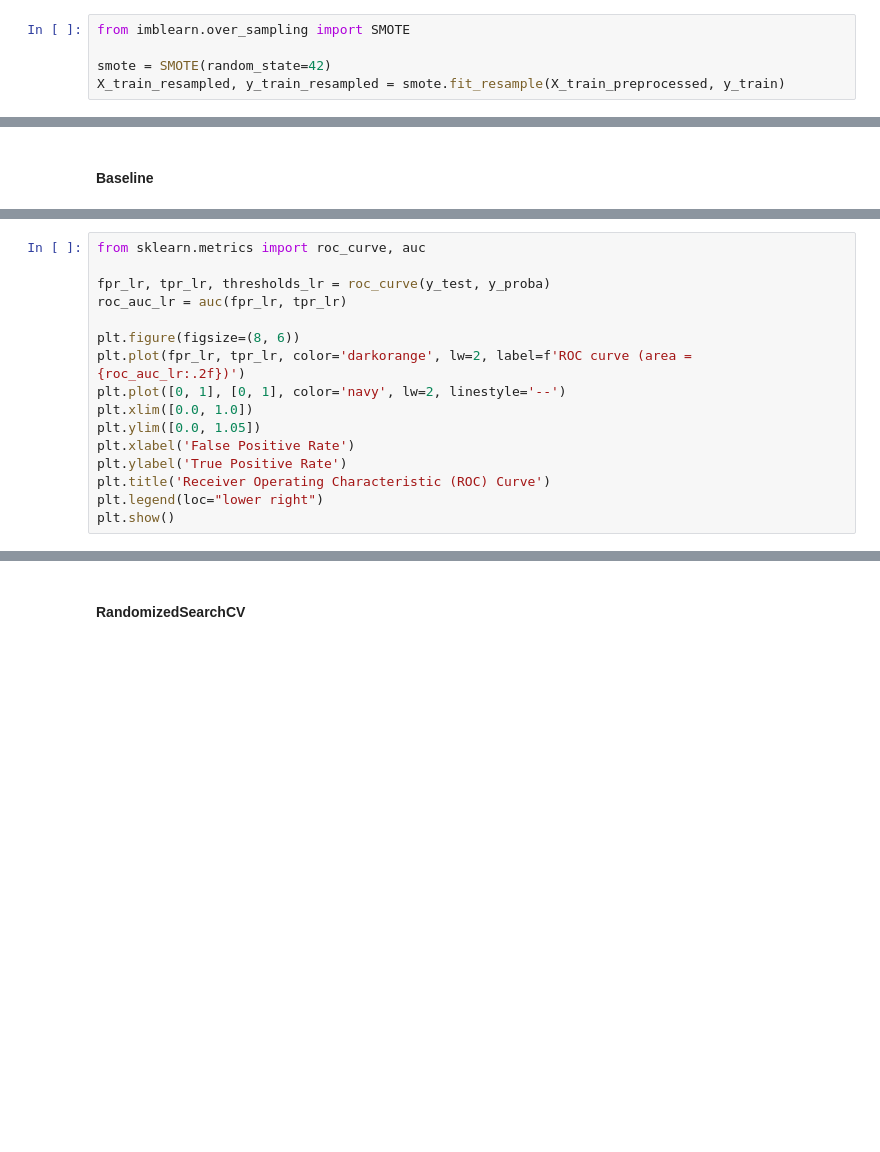
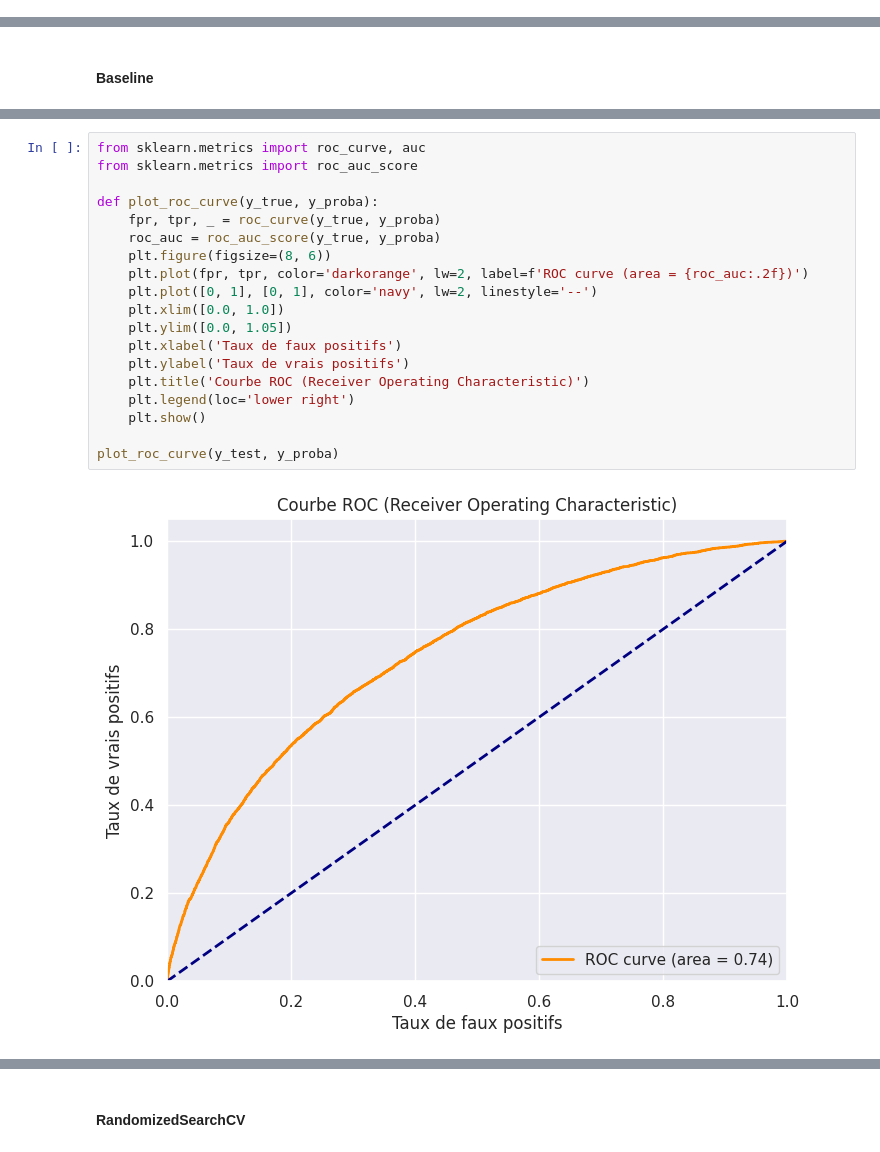
Before and after one commit to DavidScanu/oc-ai-engineer-p04-scoring, a Jupyter notebook: p04_scanu_david_02_notebook_training_2024_11_22.ipynb, the cells around one changed output, grey strips where cells are left out. Cells and saved outputs as stored; diff of their text form; blank space fills up the shorter version.

```diff
--- a/p04_scanu_david_02_notebook_training_2024_11_22.ipynb
+++ b/p04_scanu_david_02_notebook_training_2024_11_22.ipynb
@@ -514,8 +618,3 @@ y_train.value_counts()/len(y_train)*100
-# %%
-from imblearn.over_sampling import SMOTE
-
-smote = SMOTE(random_state=42)
-X_train_resampled, y_train_resampled = smote.fit_resample(X_train_preprocessed, y_train)
 # %% [markdown]
 Nous pouvons désormais utiliser `X_train_resampled` et `y_train_resampled` pour entraîner notre modèle.
 # %% [markdown]
@@ -584,16 +806,21 @@ print(f"Precision for class 1: {precision_class_1}")
 # %%
 from sklearn.metrics import roc_curve, auc
+from sklearn.metrics import roc_auc_score
 
-fpr_lr, tpr_lr, thresholds_lr = roc_curve(y_test, y_proba)
-roc_auc_lr = auc(fpr_lr, tpr_lr)
+def plot_roc_curve(y_true, y_proba):
+    fpr, tpr, _ = roc_curve(y_true, y_proba)
+    roc_auc = roc_auc_score(y_true, y_proba)
+    plt.figure(figsize=(8, 6))
+    plt.plot(fpr, tpr, color='darkorange', lw=2, label=f'ROC curve (area = {roc_auc:.2f})')
+    plt.plot([0, 1], [0, 1], color='navy', lw=2, linestyle='--')
+    plt.xlim([0.0, 1.0])
+    plt.ylim([0.0, 1.05])
+    plt.xlabel('Taux de faux positifs')
+    plt.ylabel('Taux de vrais positifs')
+    plt.title('Courbe ROC (Receiver Operating Characteristic)')
+    plt.legend(loc='lower right')
+    plt.show()
 
-plt.figure(figsize=(8, 6))
-plt.plot(fpr_lr, tpr_lr, color='darkorange', lw=2, label=f'ROC curve (area = {roc_auc_lr:.2f})')
-plt.plot([0, 1], [0, 1], color='navy', lw=2, linestyle='--')
-plt.xlim([0.0, 1.0])
-plt.ylim([0.0, 1.05])
-plt.xlabel('False Positive Rate')
-plt.ylabel('True Positive Rate')
-plt.title('Receiver Operating Characteristic (ROC) Curve')
-plt.legend(loc="lower right")
-plt.show()
+plot_roc_curve(y_test, y_proba)
+# %% [output]
+[figure, added]
```
Also changed, not shown: parts of 30 cells of this notebook.
